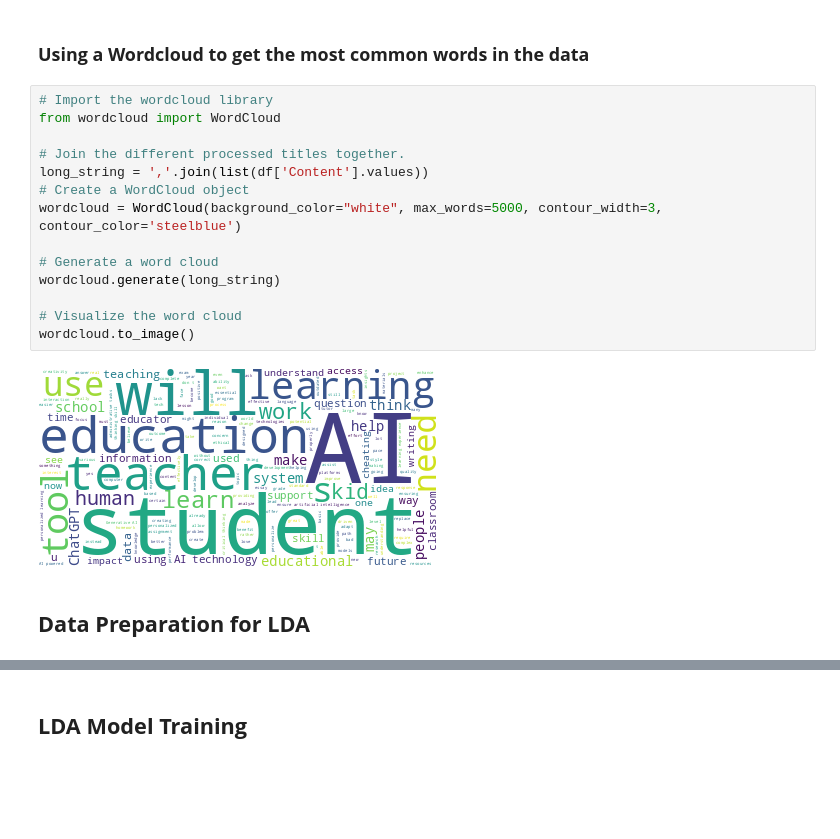
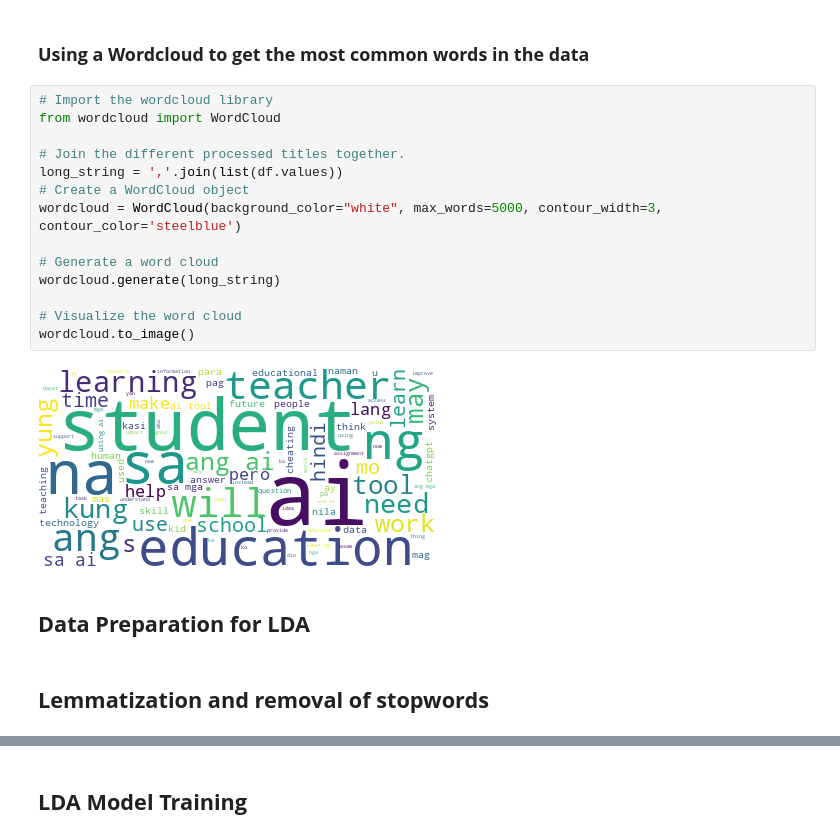
Before and after one commit to isabeloderek/Prelim-Topic-Modeling, a Jupyter notebook: LDA.ipynb, the cells around one changed output, grey strips where cells are left out. Cells and saved outputs as stored; diff of their text form; blank space fills up the shorter version.

```diff
--- a/LDA.ipynb
+++ b/LDA.ipynb
@@ -164,19 +125,21 @@ tokenized_data = [preprocess(doc) for doc in content]
 # %%
 # Import the wordcloud library
 from wordcloud import WordCloud
 
 # Join the different processed titles together.
-long_string = ','.join(list(df['Content'].values))
+long_string = ','.join(list(df.values))
 # Create a WordCloud object
 wordcloud = WordCloud(background_color="white", max_words=5000, contour_width=3, contour_color='steelblue')
 
 # Generate a word cloud
 wordcloud.generate(long_string)
 
 # Visualize the word cloud
 wordcloud.to_image()
 # %% [output]
-[figure, old version]
+[figure, new version]
 # %% [markdown]
 ## **Data Preparation for LDA**
+# %% [markdown]
+## **Lemmatization and removal of stopwords**
 # %%
```
Also changed, not shown: parts of 19 cells of this notebook.
